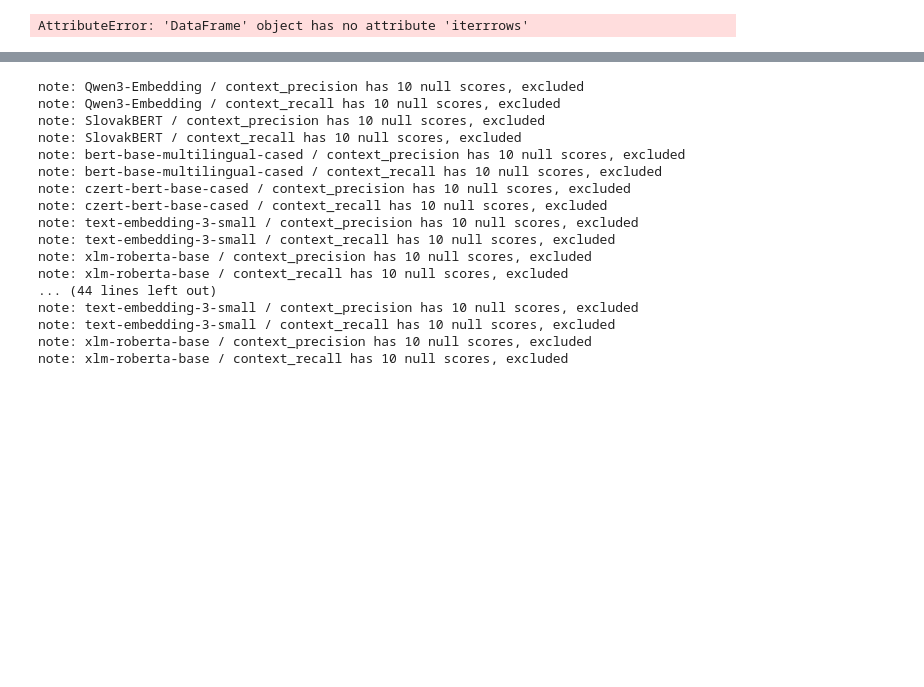
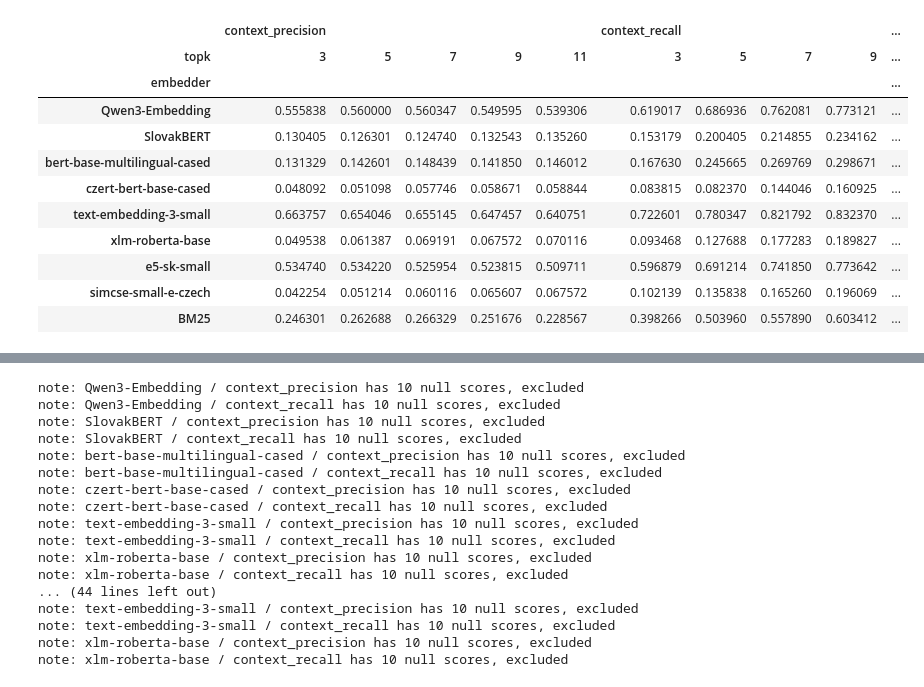
Before and after one commit to DanDovhun/RAG_thesis, a Jupyter notebook: retrieval_results/graphs.ipynb, the cells around one changed output, grey strips where cells are left out. Cells and saved outputs as stored; diff of their text form; code cells hidden in the pictures; blank space fills up the shorter version.

Commit message:
Processed data for english translations and got results for curated and partial metadata

```diff
--- a/retrieval_results/graphs.ipynb
+++ b/retrieval_results/graphs.ipynb
@@ -89,23 +109,58 @@ new_dense_topk_is_11_avg_rec = get_avg(new_dense_topk_is_11, "context_recall")
 # %%
 precision_df = pd.concat([
     pd.concat([dense_topk_is_3_avg_prec, dense_topk_is_5_avg_prec, dense_topk_is_7_avg_prec, dense_topk_is_9_avg_prec, dense_topk_is_11_avg_prec], axis=1),
     pd.concat([new_dense_topk_is_3_avg_prec, new_dense_topk_is_5_avg_prec, new_dense_topk_is_7_avg_prec, new_dense_topk_is_9_avg_prec, new_dense_topk_is_11_avg_prec], axis=1),
     pd.concat([sparse_topk_is_3_avg_prec, sparse_topk_is_5_avg_prec, sparse_topk_is_7_avg_prec, sparse_topk_is_9_avg_prec, sparse_topk_is_11_avg_prec], axis=1),
 ])
 
 recall_df = pd.concat([
     pd.concat([dense_topk_is_3_avg_rec, dense_topk_is_5_avg_rec, dense_topk_is_7_avg_rec, dense_topk_is_9_avg_rec, dense_topk_is_11_avg_rec], axis=1),
     pd.concat([new_dense_topk_is_3_avg_rec, new_dense_topk_is_5_avg_rec, new_dense_topk_is_7_avg_rec, new_dense_topk_is_9_avg_rec, new_dense_topk_is_11_avg_rec], axis=1),
     pd.concat([sparse_topk_is_3_avg_rec, sparse_topk_is_5_avg_rec, sparse_topk_is_7_avg_rec, sparse_topk_is_9_avg_rec, sparse_topk_is_11_avg_rec], axis=1),
 ])
 
+recall_df.to_csv("recall.csv")
+
 combined_df = pd.concat({"context_precision": precision_df, "context_recall": recall_df}, axis=1)
 combined_df
+# %% [output]
+|  | context_precision |  |  |  |  | context_recall |  |  |  | ... |
+| topk | 3 | 5 | 7 | 9 | 11 | 3 | 5 | 7 | 9 | ... |
+| embedder |  |  |  |  |  |  |  |  |  | ... |
+| Qwen3-Embedding | 0.555838 | 0.560000 | 0.560347 | 0.549595 | 0.539306 | 0.619017 | 0.686936 | 0.762081 | 0.773121 | ... |
+| SlovakBERT | 0.130405 | 0.126301 | 0.124740 | 0.132543 | 0.135260 | 0.153179 | 0.200405 | 0.214855 | 0.234162 | ... |
+| bert-base-multilingual-cased | 0.131329 | 0.142601 | 0.148439 | 0.141850 | 0.146012 | 0.167630 | 0.245665 | 0.269769 | 0.298671 | ... |
+| czert-bert-base-cased | 0.048092 | 0.051098 | 0.057746 | 0.058671 | 0.058844 | 0.083815 | 0.082370 | 0.144046 | 0.160925 | ... |
+| text-embedding-3-small | 0.663757 | 0.654046 | 0.655145 | 0.647457 | 0.640751 | 0.722601 | 0.780347 | 0.821792 | 0.832370 | ... |
+| xlm-roberta-base | 0.049538 | 0.061387 | 0.069191 | 0.067572 | 0.070116 | 0.093468 | 0.127688 | 0.177283 | 0.189827 | ... |
+| e5-sk-small | 0.534740 | 0.534220 | 0.525954 | 0.523815 | 0.509711 | 0.596879 | 0.691214 | 0.741850 | 0.773642 | ... |
+| simcse-small-e-czech | 0.042254 | 0.051214 | 0.060116 | 0.065607 | 0.067572 | 0.102139 | 0.135838 | 0.165260 | 0.196069 | ... |
+| BM25 | 0.246301 | 0.262688 | 0.266329 | 0.251676 | 0.228567 | 0.398266 | 0.503960 | 0.557890 | 0.603412 | ... |
 # %%
-for i in precision_df.iterrows():
-    print(i)
+def plot_topk_metric(df, ylabel, title):
+    embedders = df.index.tolist()
+    colors = plt.cm.tab10.colors
+    color_map = {e: colors[i % len(colors)] for i, e in enumerate(embedders)}
+
+    fig, ax = plt.subplots(figsize=(7, 5))
+    for embedder in embedders:
+        row = df.loc[embedder].sort_index()
+        ax.plot(row.index, row.values, marker="o", linewidth=2, markersize=6,
+                label=embedder, color=color_map[embedder])
+
+    ax.set_xlabel("top-k", fontsize=14)
+    ax.set_ylabel(ylabel, fontsize=14)
+    ax.set_title(title, fontsize=16)
+    ax.set_xticks(df.columns)
+    ax.tick_params(axis="both", labelsize=12)
+    ax.grid(True, alpha=0.3)
+    ax.legend(loc="upper center", bbox_to_anchor=(0.5, -0.15), ncol=3, fontsize=11, frameon=False)
+    fig.tight_layout()
+    return fig, ax
+
+plot_topk_metric(precision_df, "Context precision", "Context precision vs top-k")
+plot_topk_metric(recall_df, "Context recall", "Context recall vs top-k")
+plt.show()
-# %% [output]
-AttributeError: 'DataFrame' object has no attribute 'iterrrows'
 # %%
 EMBEDDER_LABELS = {
     "text-embedding-3-small": "te3-small",
```
Also changed, not shown: parts of 2 cells of this notebook, 19 other files.
